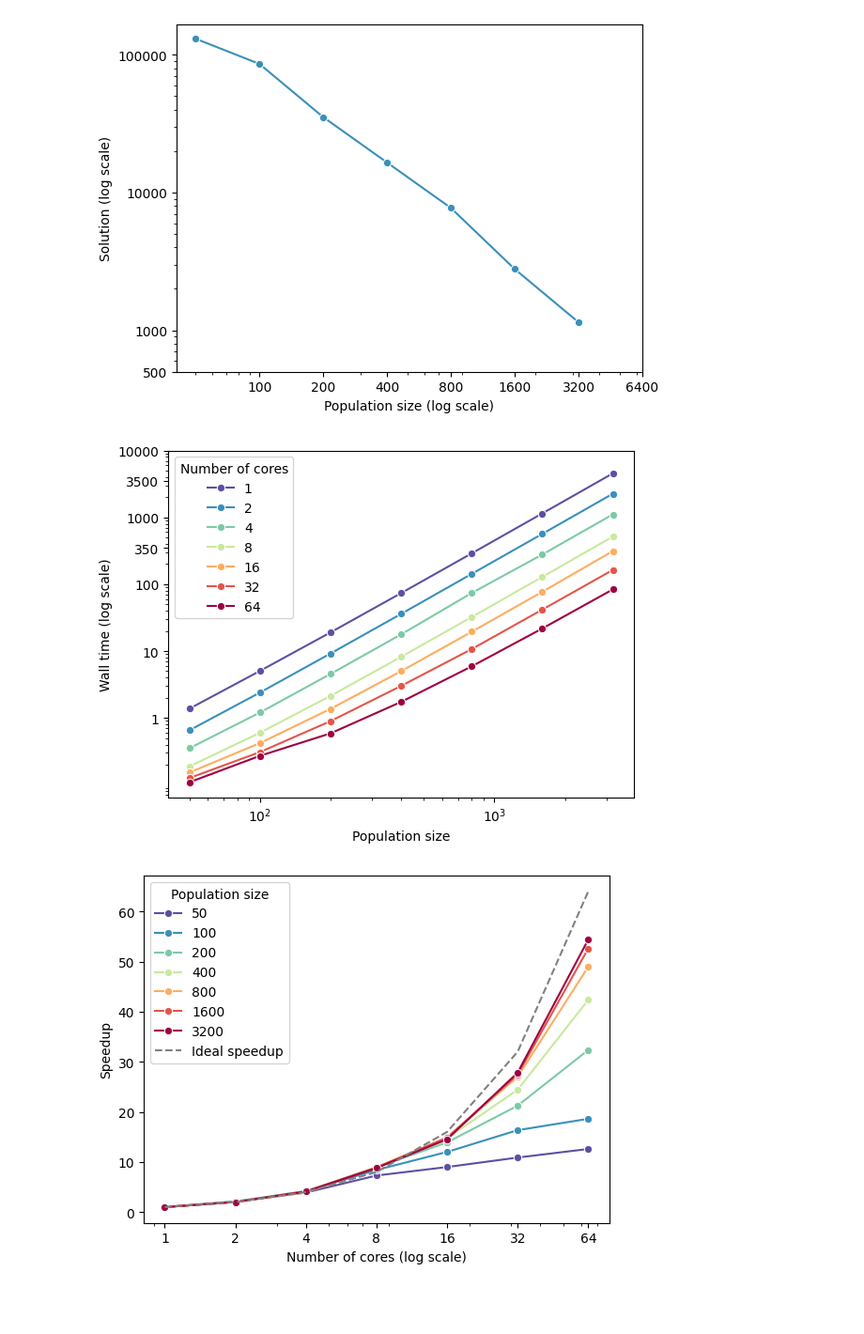
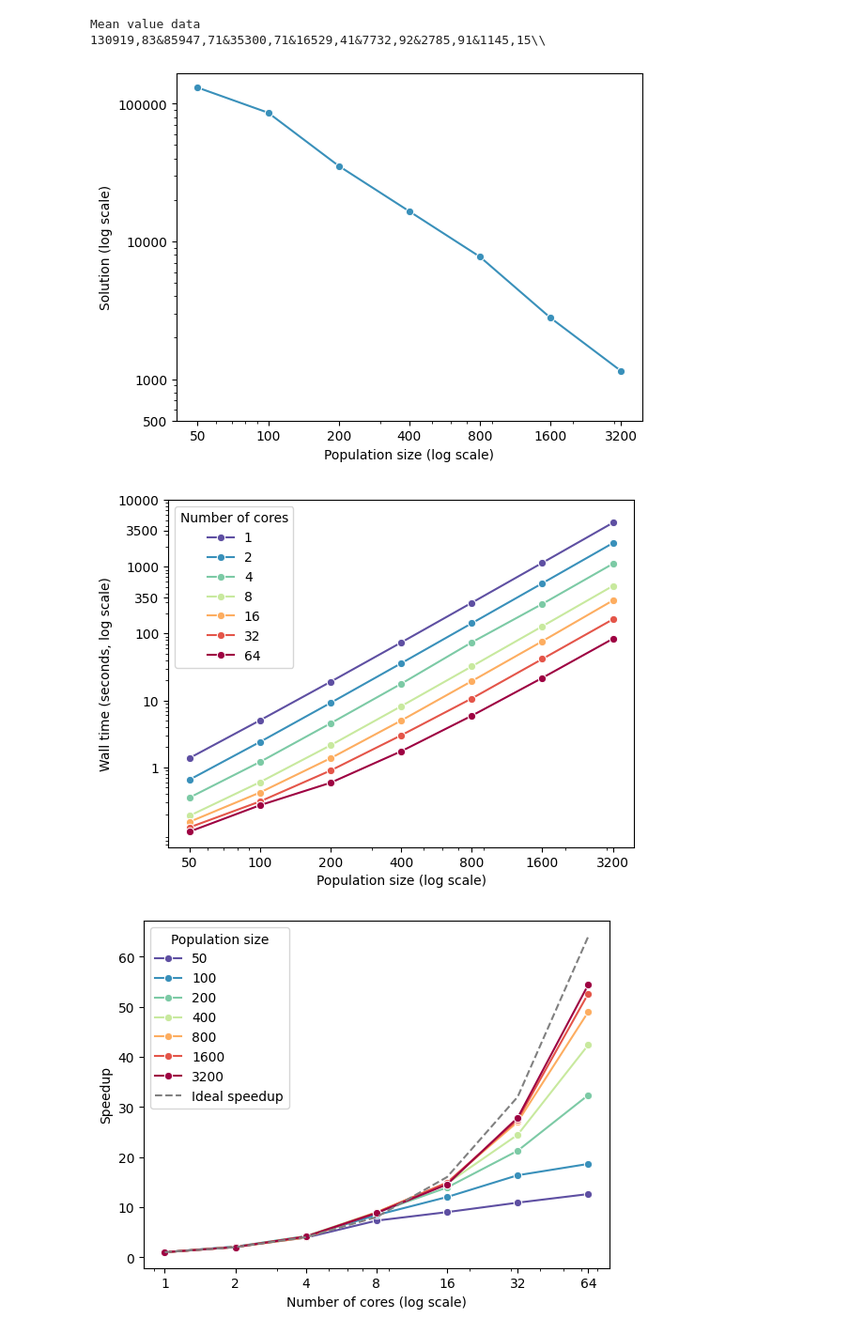
Before and after one commit to muraronicola/Parallel-implementation-of-Gravitational-Search-Algorithm, a Jupyter notebook: plots/plots.ipynb, the cells around one changed output. Shown: that part at 94% size. Saved outputs shown, nothing was run; the diff lists cells and outputs as text; code cells hidden in the pictures; blank space fills up the shorter version.

```diff
--- a/plots/plots.ipynb
+++ b/plots/plots.ipynb
@@ -18,48 +89,62 @@ one_color = custom_palette[1]
+# %%
+print("Mean value data")
+for val in [50, 100, 200, 400, 800, 1600, 3200]:
+    value = result_value.loc[result_value['x'] == val, 'y']
+    value = value.values[0]
+    value = np.round(value, 2)
+    value = str(value).replace(".", ",")
+    if val != 3200:
+        print(value, end="&")
+    else:
+        print(value, end="\\\\\n")
+# %% [output]
+Mean value data
+130919,83&85947,71&35300,71&16529,41&7732,92&2785,91&1145,15\\
 # %%
-figure_1 = plt.figure()
-ax = plt.gca()
+figure_1, ax_1 = plt.subplots()
 
-sns.lineplot(x='x', y='y', data=result_value, marker="o", ax=ax, dashes=False, color=one_color)
 
-ax.set_ylabel('Solution (log scale)')
-ax.set_xlabel('Population size (log scale)')
-ax.set_xscale('log')
-ax.set_yscale('log')
+sns.lineplot(x='x', y='y', data=result_value, marker="o", ax=ax_1, dashes=False, color=one_color)
 
-ax.set_xticks([100, 200, 400, 800, 1600, 3200, 6400])
-ax.set_xticklabels([100, 200, 400, 800, 1600, 3200, 6400])
-ax.set_yticks([500, 1000, 10000, 100000])
-ax.set_yticklabels([500, 1000, 10000, 100000])
+ax_1.set_ylabel('Solution (log scale)')
+ax_1.set_xlabel('Population size (log scale)')
+ax_1.set_xscale('log')
+ax_1.set_yscale('log')
+
+ax_1.set_xticks([50, 100, 200, 400, 800, 1600, 3200])
+ax_1.set_xticklabels([50, 100, 200, 400, 800, 1600, 3200])
+ax_1.set_yticks([500, 1000, 10000, 100000])
+ax_1.set_yticklabels([500, 1000, 10000, 100000])
 
 plt.show()
 figure_1.savefig('./out/evaluation_solution.png')
 # %% [output]
-[figure, old version]
+[figure, new version]
 # %%
 import numpy as np
-figure_1 = plt.figure()
-ax = plt.gca()
+figure_2, ax_2 = plt.subplots()
 
 ideal_data = pd.DataFrame({
-    'n_cores': [1, 2, 4, 8,16 ,32 ,64],
-    'speedup': [1, 2, 4, 8,16 ,32 ,64],
+    'n_cores': [1, 2, 4, 8, 16 ,32 ,64],
+    'speedup': [1, 2, 4, 8, 16 ,32 ,64],
 })
 
-sns.lineplot(x='n_agents', y='time', data=result_times, marker="o", ax=ax, dashes=False, hue='n_cores', palette=custom_palette)
+sns.lineplot(x='n_agents', y='time', data=result_times, marker="o", ax=ax_2, dashes=False, hue='n_cores', palette=custom_palette)
 
-ax.set_yscale('log')
-ax.set_xscale('log')
-ax.set_yticks([1, 10, 100, 350, 1000, 3500, 10000])
-ax.set_yticklabels([1, 10, 100, 350, 1000, 3500, 10000])
+ax_2.set_yscale('log')
+ax_2.set_xscale('log')
+ax_2.set_yticks([1, 10, 100, 350, 1000, 3500, 10000])
+ax_2.set_yticklabels([1, 10, 100, 350, 1000, 3500, 10000])
+ax_2.set_xticks([50, 100, 200, 400, 800, 1600, 3200])
+ax_2.set_xticklabels([50, 100, 200, 400, 800, 1600, 3200])
 
+ax_2.set_xlabel('Population size (log scale)')
+ax_2.set_ylabel('Wall time (seconds, log scale)')
 
-ax.set_xlabel('Population size')
-ax.set_ylabel('Wall time (log scale)')
-
-ax.legend(title='Number of cores', loc='upper left')
+ax_2.legend(title='Number of cores', loc='upper left')
 
 plt.show()
-figure_1.savefig('./out/times.png')
+figure_2.savefig('./out/times.png')
 # %% [output]
-[figure, old version]
+[figure, new version]
 # %%
```
Also changed, not shown: parts of 8 cells of this notebook, 9 other files.
